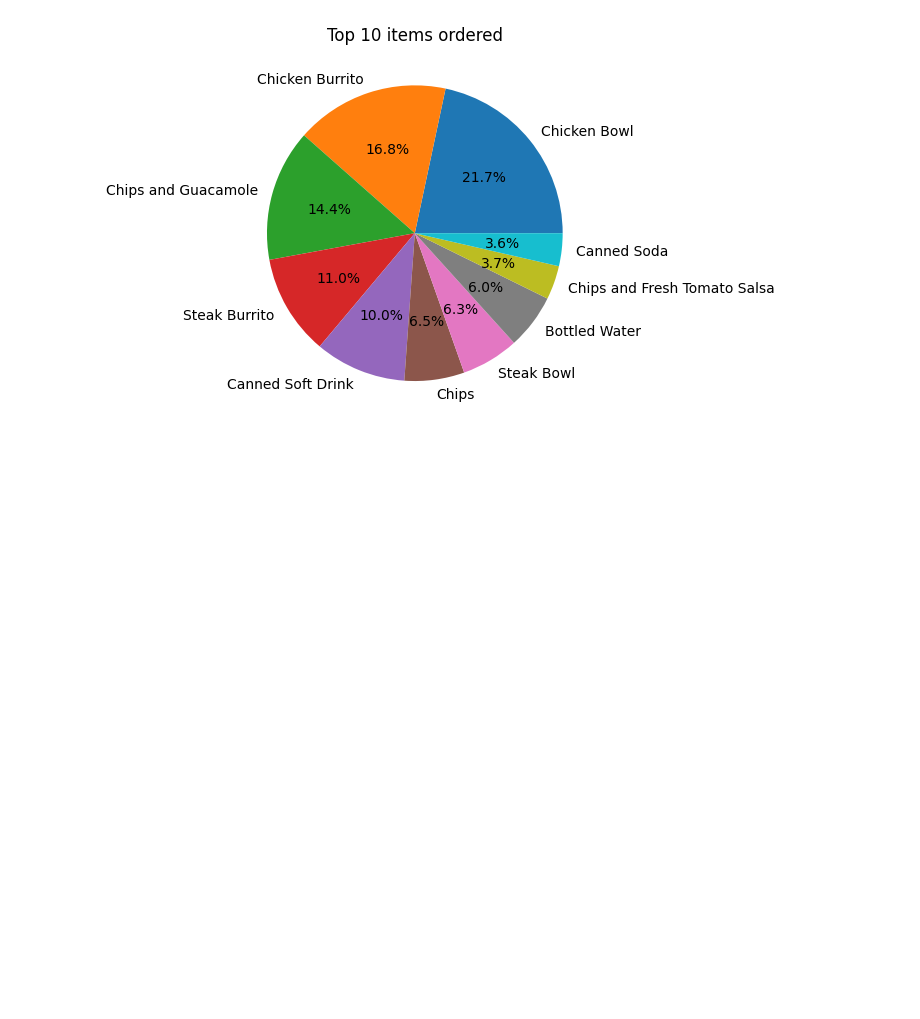
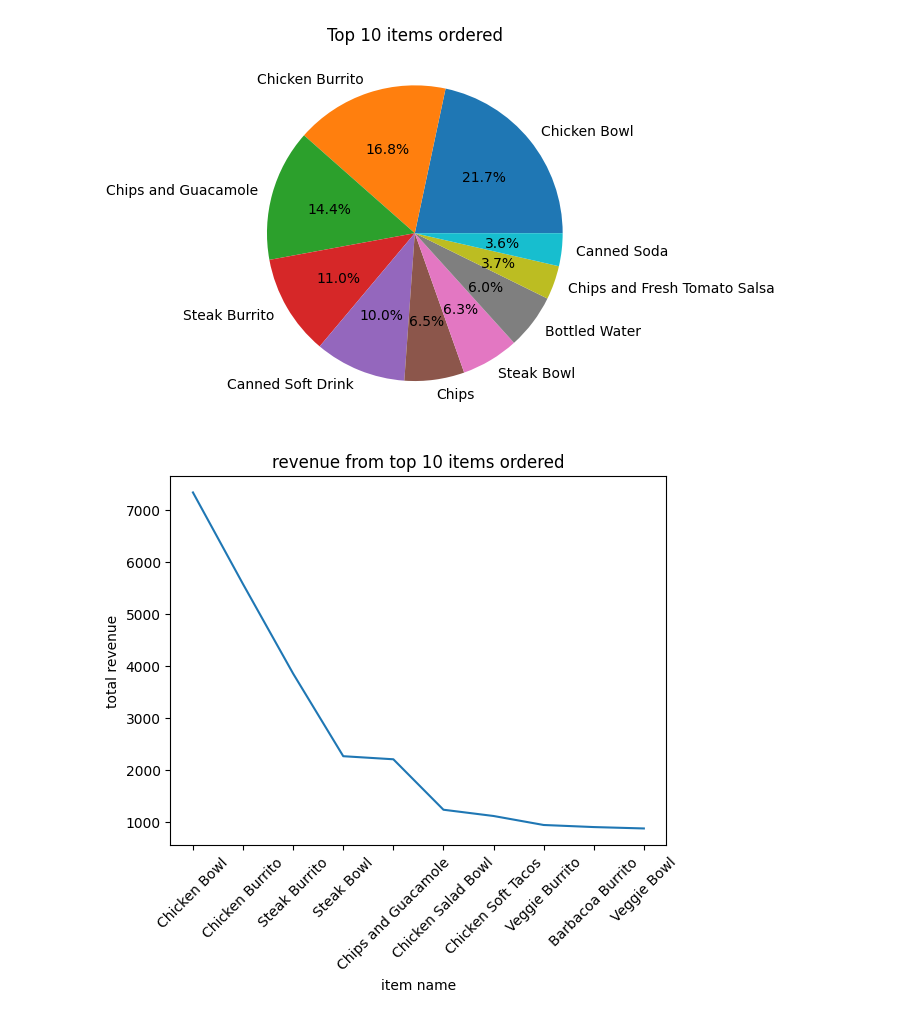
Before and after one commit to build-summer-2024/white-team-data-exploration, a Jupyter notebook: july16.ipynb, the cells around one changed output. Saved outputs shown, nothing was run; the diff lists cells and outputs as text; code cells hidden in the pictures; blank space fills up the shorter version.

Commit message:
top 10 price revenue

```diff
--- a/july16.ipynb
+++ b/july16.ipynb
@@ -93,3 +93,15 @@ plt.title("Top 10 items ordered")
 plt.show()
 # %% [output]
 [figure]
+# %%
+items_price=chipotle_data.groupby('item_name')['item_price'].sum()
+top_10_price=items_price.nlargest(10)
+
+seaborn.lineplot(data=top_10_price)
+plt.xlabel("item name")
+plt.ylabel("total revenue")
+plt.title("revenue from top 10 items ordered")
+plt.xticks(rotation=45)
+plt.show()
+# %% [output]
+[figure, added]
```
Also changed, not shown: 1 other file.
